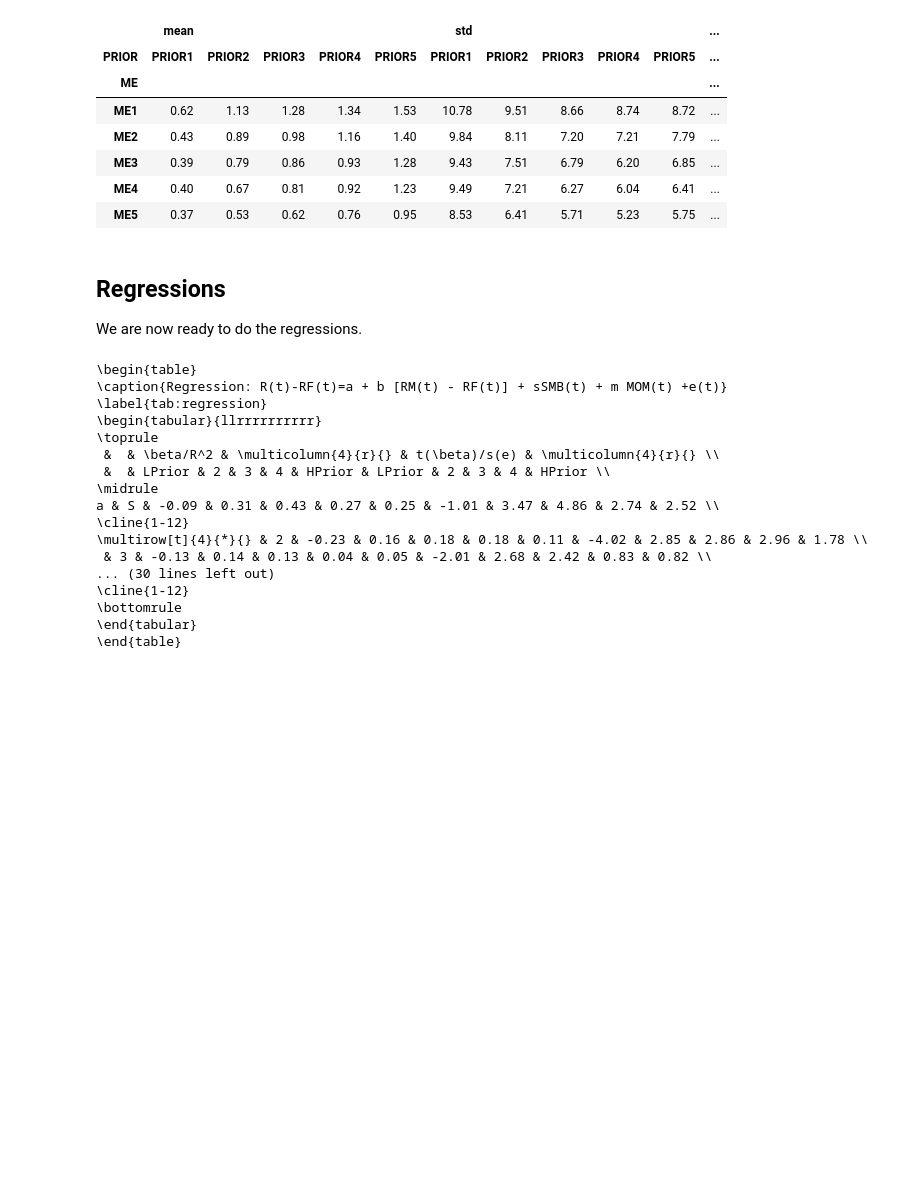
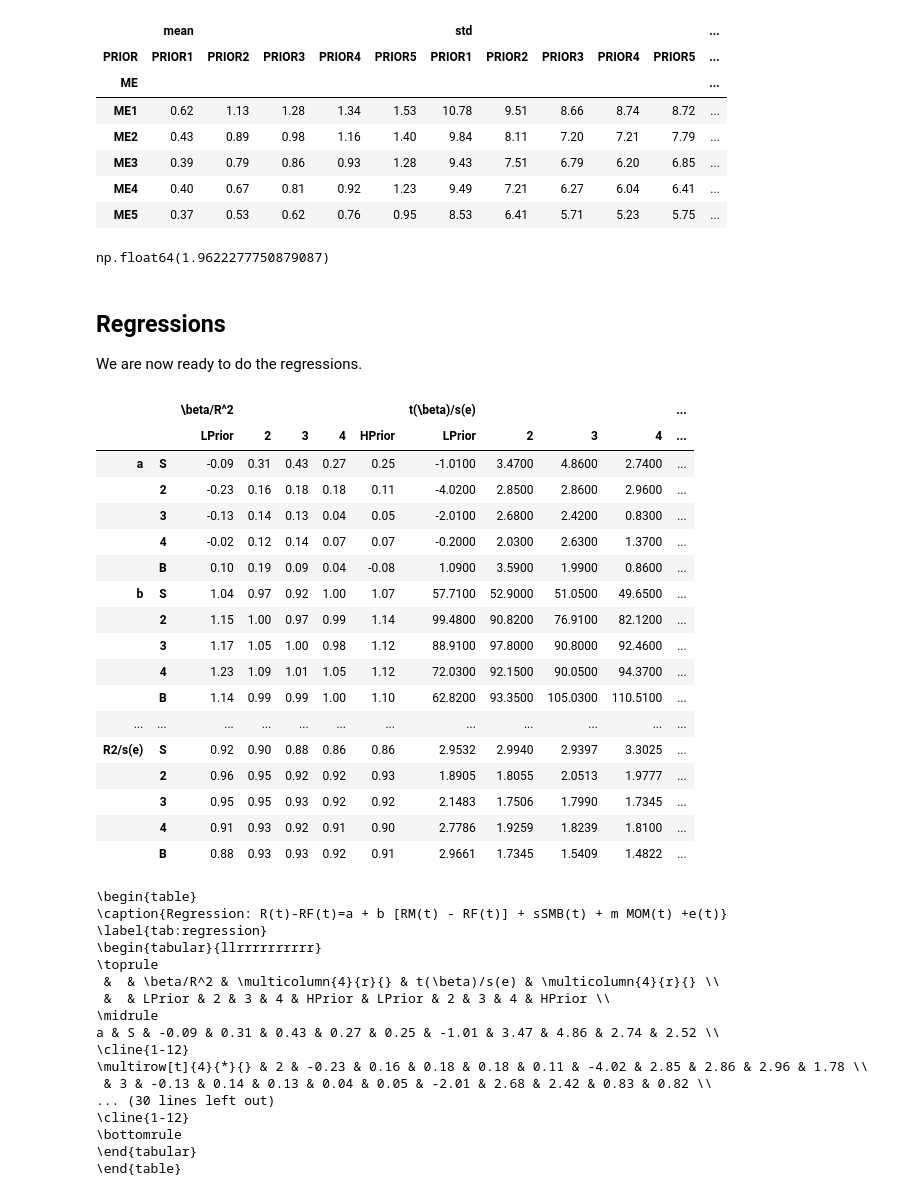
Before and after one commit to andreas-eklundh/Asset_allocation, a Jupyter notebook: Task_2_check.ipynb, the cells around one changed output. Saved outputs shown, nothing was run; the diff lists cells and outputs as text; code cells hidden in the pictures; blank space fills up the shorter version.

```diff
--- a/Task_2_check.ipynb
+++ b/Task_2_check.ipynb
@@ -34,12 +30,10 @@ MOMexp["SMB"] = (MOMexp["SMALL LoPRIOR"]  + MOMexp["ME1 PRIOR2"] +
 
 MOMexp["MOM"] = (MOMexp["SMALL HiPRIOR"] +
                  MOMexp["BIG HiPRIOR"]) / 2 - (MOMexp["SMALL LoPRIOR"] + MOMexp["BIG LoPRIOR"]) / 2
-# SMB and MOM is returns - normalize to fit returns on market
-MOMexp["MOM"],MOMexp["SMB"] =MOMexp["MOM"] ,MOMexp["SMB"]
-
-MOMexp["Mkt-RF"] = MOMexp["Market Return"] - MOMexp["RF"]
-# Clean data:
-MOMexp = MOMexp[["Date","Mkt-RF", "SMB", "MOM"]]
+# %%
+MOMexp["Mkt-RF"] = MOMexp["Market Return"] - MOMexp["RF"]
+MOMexp = MOMexp[["Date","Mkt-RF", "SMB", "MOM", 'Market Return']]
+MOMexp = MOMexp.rename(columns = {"Market Return":"Mkt"})
 # %% [markdown]
 ## Constructing equivalent table 1 and 2
 # %% [markdown]
@@ -63,6 +123,10 @@ Utils.table_2_lower(MOMdep_25_excess).round(2)
 | ME3 | 0.39 | 0.79 | 0.86 | 0.93 | 1.28 | 9.43 | 7.51 | 6.79 | 6.20 | 6.85 | ... |
 | ME4 | 0.40 | 0.67 | 0.81 | 0.92 | 1.23 | 9.49 | 7.21 | 6.27 | 6.04 | 6.41 | ... |
 | ME5 | 0.37 | 0.53 | 0.62 | 0.76 | 0.95 | 8.53 | 6.41 | 5.71 | 5.23 | 5.75 | ... |
+# %%
+0.62/(10.78/np.sqrt(1164))
+# %% [output]
+np.float64(1.9622277750879087)
 # %% [markdown]
 ## Regressions
 We are now ready to do the regressions.
@@ -116,6 +180,27 @@ s = out_array("s", dep, exp, rf)
 m = out_array("m", dep, exp, rf)
 R2_se = out_array("R2/s(e)", dep, exp, rf)
 tab = pd.concat([a,b,s,m, R2_se])
+# %%
+tab
+# %% [output]
+|  |  | \beta/R^2 |  |  |  |  | t(\beta)/s(e) |  |  |  | ... |
+|  |  | LPrior | 2 | 3 | 4 | HPrior | LPrior | 2 | 3 | 4 | ... |
+| a | S | -0.09 | 0.31 | 0.43 | 0.27 | 0.25 | -1.0100 | 3.4700 | 4.8600 | 2.7400 | ... |
+|  | 2 | -0.23 | 0.16 | 0.18 | 0.18 | 0.11 | -4.0200 | 2.8500 | 2.8600 | 2.9600 | ... |
+|  | 3 | -0.13 | 0.14 | 0.13 | 0.04 | 0.05 | -2.0100 | 2.6800 | 2.4200 | 0.8300 | ... |
+|  | 4 | -0.02 | 0.12 | 0.14 | 0.07 | 0.07 | -0.2000 | 2.0300 | 2.6300 | 1.3700 | ... |
+|  | B | 0.10 | 0.19 | 0.09 | 0.04 | -0.08 | 1.0900 | 3.5900 | 1.9900 | 0.8600 | ... |
+| b | S | 1.04 | 0.97 | 0.92 | 1.00 | 1.07 | 57.7100 | 52.9000 | 51.0500 | 49.6500 | ... |
+|  | 2 | 1.15 | 1.00 | 0.97 | 0.99 | 1.14 | 99.4800 | 90.8200 | 76.9100 | 82.1200 | ... |
+|  | 3 | 1.17 | 1.05 | 1.00 | 0.98 | 1.12 | 88.9100 | 97.8000 | 90.8000 | 92.4600 | ... |
+|  | 4 | 1.23 | 1.09 | 1.01 | 1.05 | 1.12 | 72.0300 | 92.1500 | 90.0500 | 94.3700 | ... |
+|  | B | 1.14 | 0.99 | 0.99 | 1.00 | 1.10 | 62.8200 | 93.3500 | 105.0300 | 110.5100 | ... |
+| ... | ... | ... | ... | ... | ... | ... | ... | ... | ... | ... | ... |
+| R2/s(e) | S | 0.92 | 0.90 | 0.88 | 0.86 | 0.86 | 2.9532 | 2.9940 | 2.9397 | 3.3025 | ... |
+|  | 2 | 0.96 | 0.95 | 0.92 | 0.92 | 0.93 | 1.8905 | 1.8055 | 2.0513 | 1.9777 | ... |
+|  | 3 | 0.95 | 0.95 | 0.93 | 0.92 | 0.92 | 2.1483 | 1.7506 | 1.7990 | 1.7345 | ... |
+|  | 4 | 0.91 | 0.93 | 0.92 | 0.91 | 0.90 | 2.7786 | 1.9259 | 1.8239 | 1.8100 | ... |
+|  | B | 0.88 | 0.93 | 0.93 | 0.92 | 0.91 | 2.9661 | 1.7345 | 1.5409 | 1.4822 | ... |
 # %%
 # To latex regression tab:
 latex_table = tab.to_latex(index=True, float_format="%.2f",
```
Also changed, not shown: parts of 8 cells of this notebook, 4 other files.
